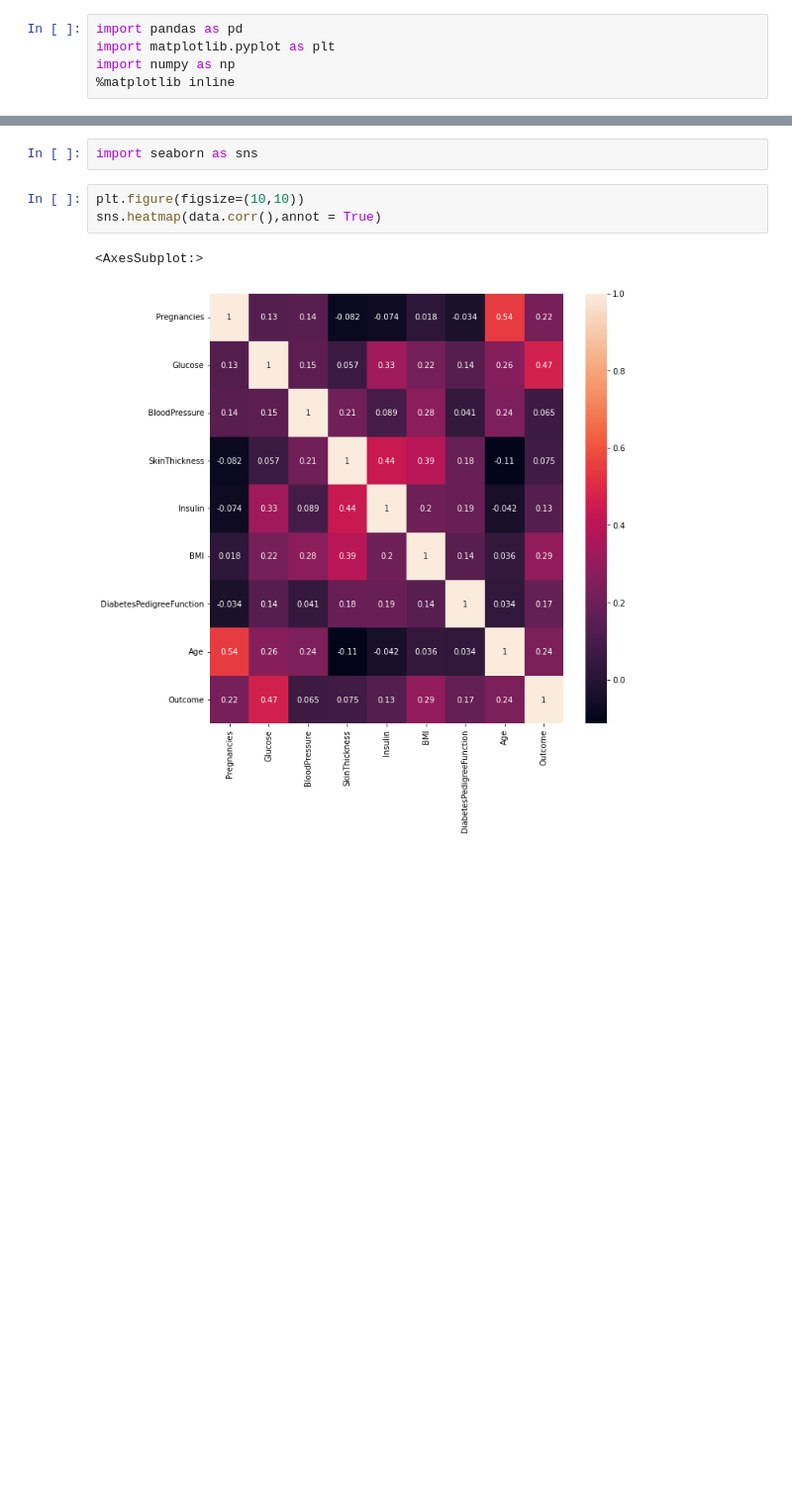
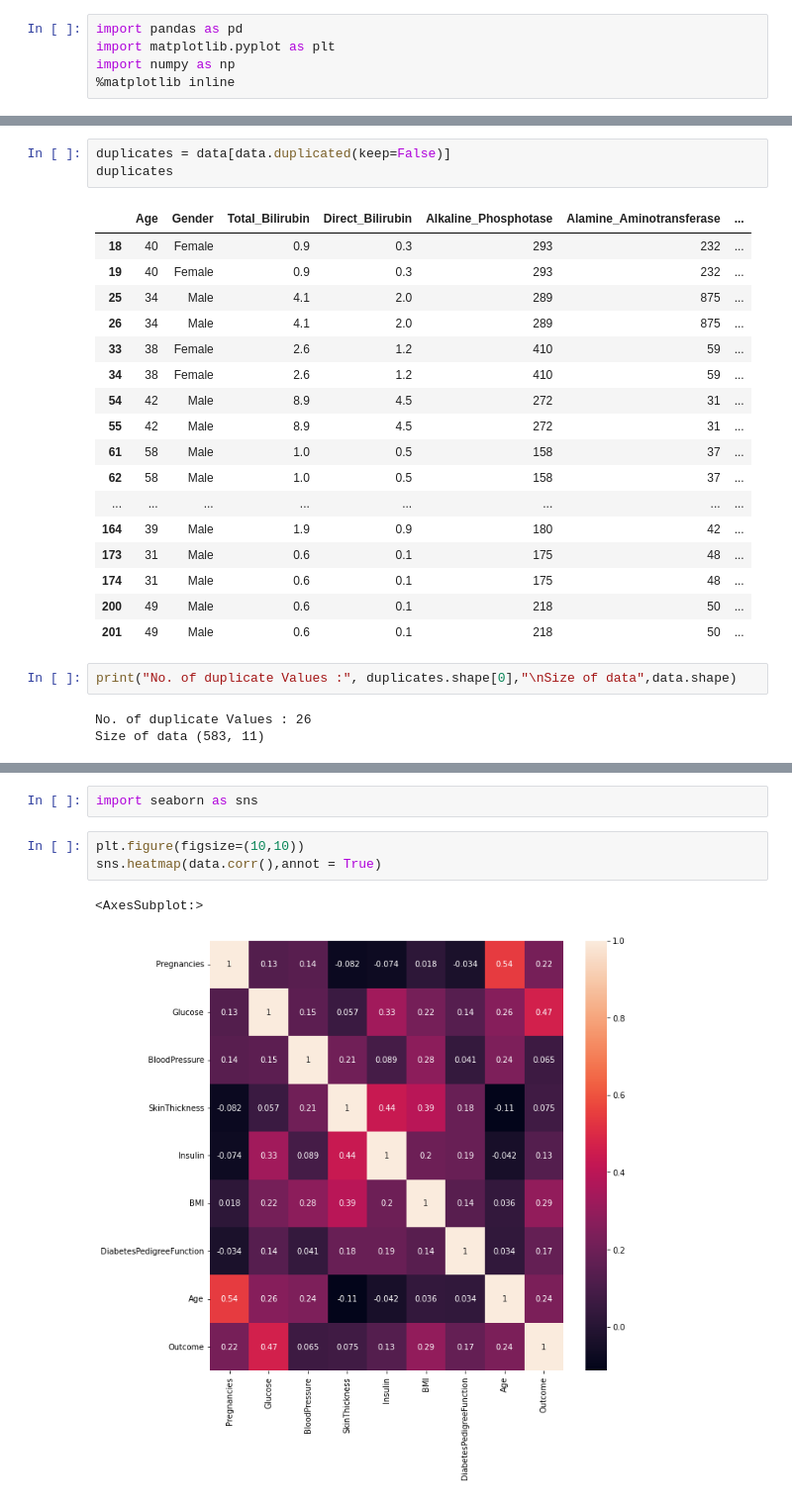
Before and after one commit to rootReb0rn/iMedic, a Jupyter notebook: Train/Train_Diabetes.ipynb, the cells around one changed output, grey strips where cells are left out. Shown: that part at 99% size. Cells and saved outputs as stored; diff of their text form; blank space fills up the shorter version.

```diff
--- a/Train/Train_Diabetes.ipynb
+++ b/Train/Train_Diabetes.ipynb
@@ -20,0 +28,26 @@ data.shape
+# %%
+duplicates = data[data.duplicated(keep=False)]
+duplicates
+# %% [output]
+|  | Age | Gender | Total_Bilirubin | Direct_Bilirubin | Alkaline_Phosphotase | Alamine_Aminotransferase | ... |
+| 18 | 40 | Female | 0.9 | 0.3 | 293 | 232 | ... |
+| 19 | 40 | Female | 0.9 | 0.3 | 293 | 232 | ... |
+| 25 | 34 | Male | 4.1 | 2.0 | 289 | 875 | ... |
+| 26 | 34 | Male | 4.1 | 2.0 | 289 | 875 | ... |
+| 33 | 38 | Female | 2.6 | 1.2 | 410 | 59 | ... |
+| 34 | 38 | Female | 2.6 | 1.2 | 410 | 59 | ... |
+| 54 | 42 | Male | 8.9 | 4.5 | 272 | 31 | ... |
+| 55 | 42 | Male | 8.9 | 4.5 | 272 | 31 | ... |
+| 61 | 58 | Male | 1.0 | 0.5 | 158 | 37 | ... |
+| 62 | 58 | Male | 1.0 | 0.5 | 158 | 37 | ... |
+| ... | ... | ... | ... | ... | ... | ... | ... |
+| 164 | 39 | Male | 1.9 | 0.9 | 180 | 42 | ... |
+| 173 | 31 | Male | 0.6 | 0.1 | 175 | 48 | ... |
+| 174 | 31 | Male | 0.6 | 0.1 | 175 | 48 | ... |
+| 200 | 49 | Male | 0.6 | 0.1 | 218 | 50 | ... |
+| 201 | 49 | Male | 0.6 | 0.1 | 218 | 50 | ... |
+# %%
+print("No. of duplicate Values :", duplicates.shape[0],"\nSize of data",data.shape)
+# %% [output]
+No. of duplicate Values : 26
+Size of data (583, 11)
```
Also changed, not shown: parts of 18 cells of this notebook, 3 other files.
